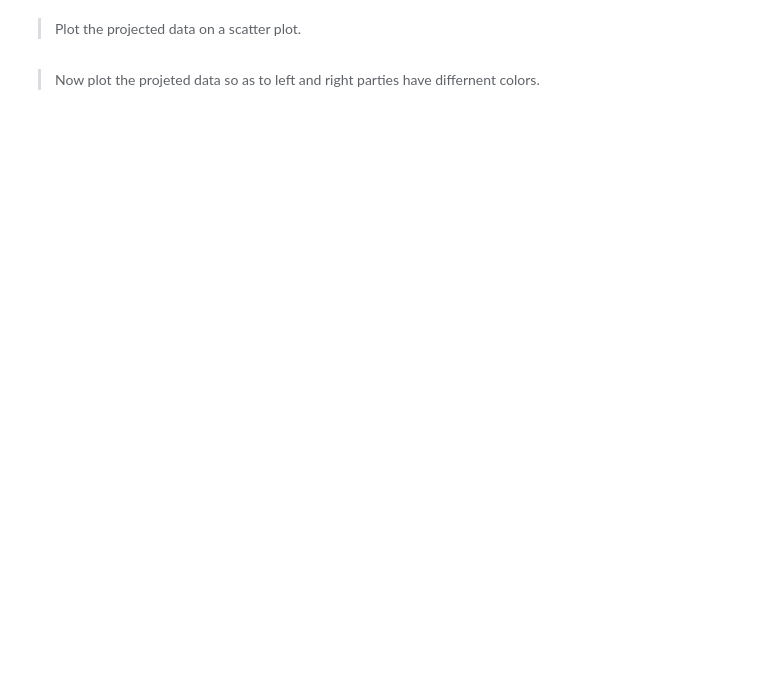
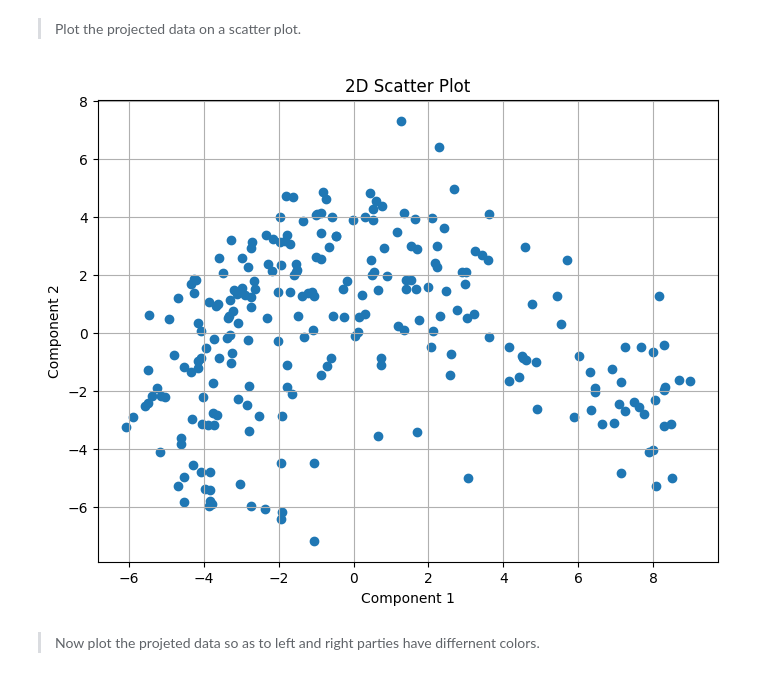
Before and after one commit to CristianPachacama/political_parties_thw, a Jupyter notebook: data_science_political_parties.ipynb, the cells around one changed output. Cells and saved outputs as stored; diff of their text form; code cells hidden in the pictures; blank space fills up the shorter version.

```diff
--- a/data_science_political_parties.ipynb
+++ b/data_science_political_parties.ipynb
@@ -90,7 +90,8 @@ class DataExtractor:
 
     def _clean_data(self, df: pd.DataFrame):
         df = df.copy()
-        mapper = {"eastwest_map": {
+        mapper = {
+            "eastwest_map": {
               'east': 1,
               'west': 0
             },
@@ -397,3 +556,32 @@ def scatter_plot(
+# %%
+import matplotlib.pyplot as plt
+
+def scatter_plot(
+    transformed_data: pd.DataFrame,
+    x: str = 'Component 1',
+    y: str = 'Component 2',
+    color: str = None,
+    splot: pyplot.subplot = None,
+    labels: Optional[List[str]] = None
+):
+    """Write a function to generate a 2D scatter plot."""
+
+    ##### YOUR CODE GOES HERE #####
+    if splot is None:
+        plt.figure(figsize=(8, 6))
+        splot = plt.subplot(1, 1, 1)
+    if color:
+        scatter = splot.scatter(transformed_data[x], transformed_data[y], c=transformed_data[color], cmap='viridis')
+    else:
+        scatter = splot.scatter(transformed_data[x], transformed_data[y], cmap='viridis')
+    splot.set_xlabel(x)
+    splot.set_ylabel(y)
+    if labels is not None:
+        legend1 = splot.legend(*scatter.legend_elements(), title=color)
+        splot.add_artist(legend1)
+    plt.title("2D Scatter Plot")
+    plt.grid(True)
+    plt.show()
 # %% [markdown]
 ## 2.1. Dimensionality reduction
 
@@ -402,7 +590,6 @@ def scatter_plot(
 > Run the dimensionality reduction model training and then obtain the projected dataset.
 # %%
 ##### YOUR CODE GOES HERE #####
-
+dim_reducer = DimensionalityReducer(data=data_loader.party_data,n_components=2)
+reduced_dim_data = dim_reducer.transform()
 ###############################
-
-reduced_dim_data = dim_reducer.transform(data_loader.party_data)
@@ -410,8 +606,10 @@ reduced_dim_data = dim_reducer.transform(data_loader.party_data)
 > Plot the projected data on a scatter plot.
 # %%
 ##### YOUR CODE GOES HERE #####
-
+scatter_plot(reduced_dim_data)
 ###############################
+# %% [output]
+[figure, added]
 # %% [markdown]
 > Now plot the projeted data so as to left and right parties have differnent colors.
 # %%
```
Also changed, not shown: parts of 18 cells of this notebook.
